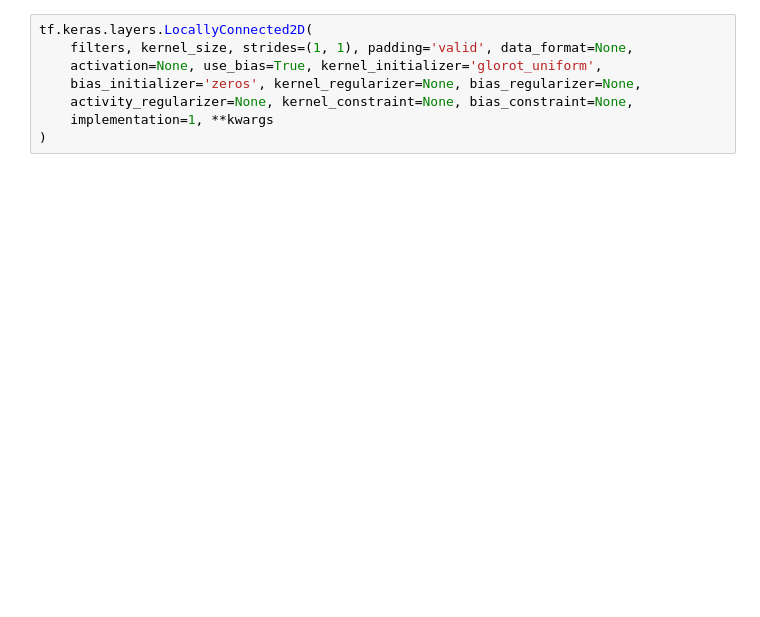
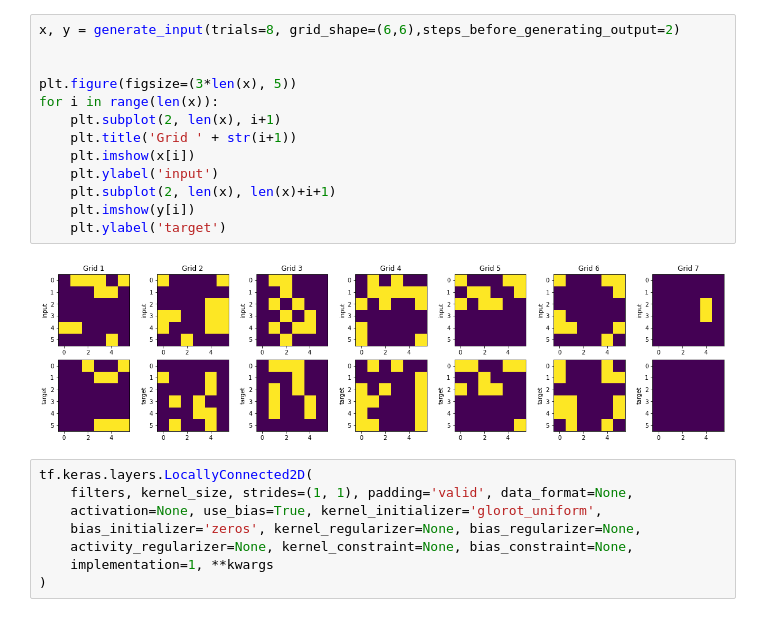
Before and after one commit to LisaLentati/Game-of-Life, a Jupyter notebook: Models.ipynb, the cells around one changed output. Cells and saved outputs as stored; diff of their text form; blank space fills up the shorter version.

```diff
--- a/Models.ipynb
+++ b/Models.ipynb
@@ -51,3 +52,18 @@ input_layer = keras.layers.Input(shape=(6, 6), name='input_layer', batch_size=32
+# %%
+x, y = generate_input(trials=8, grid_shape=(6,6),steps_before_generating_output=2)
+
+
+plt.figure(figsize=(3*len(x), 5))
+for i in range(len(x)):
+    plt.subplot(2, len(x), i+1)
+    plt.title('Grid ' + str(i+1))
+    plt.imshow(x[i])
+    plt.ylabel('input')
+    plt.subplot(2, len(x), len(x)+i+1)
+    plt.imshow(y[i])
+    plt.ylabel('target')
+# %% [output]
+[figure, added]
 # %%
 tf.keras.layers.LocallyConnected2D(
     filters, kernel_size, strides=(1, 1), padding='valid', data_format=None,
```
Also changed, not shown: parts of 9 cells of this notebook, 4 other files.
